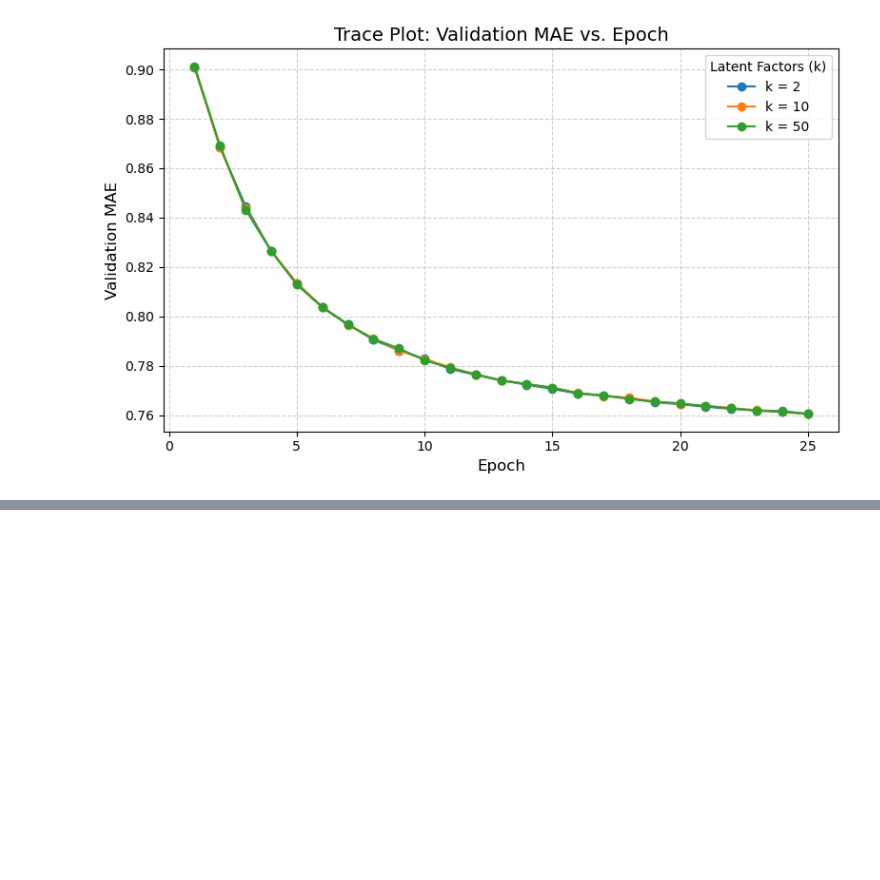
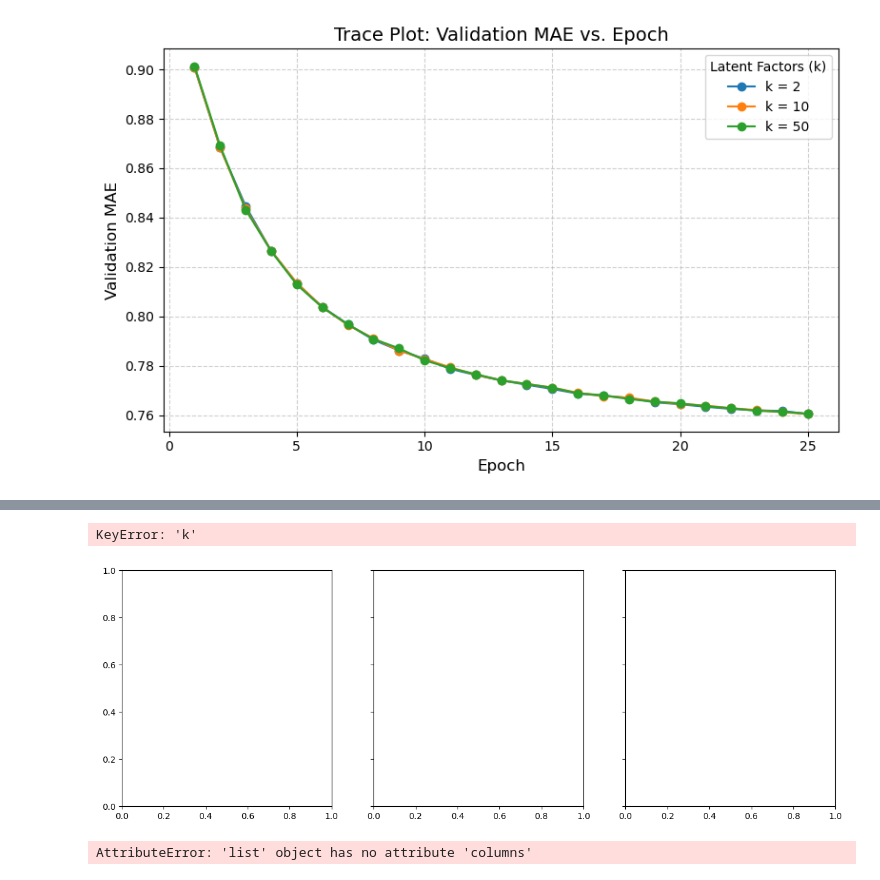
Before and after one commit to jonchung1205/movie-recommendation, a Jupyter notebook: project2-part1.ipynb, the cells around one changed output, grey strips where cells are left out. Cells and saved outputs as stored; diff of their text form; code cells hidden in the pictures; blank space fills up the shorter version.

```diff
--- a/project2-part1.ipynb
+++ b/project2-part1.ipynb
@@ -320,3 +324,44 @@ ALL RESULTS:  [{'k': 50, 'alpha': 0.01, 'mae_valid': 0.9326537106060594, 'epoch'
+# %%
+import matplotlib.pyplot as plt
+import pandas as pd
+
+# Assuming `all_results` is already populated with the results
+
+# Convert results to a DataFrame for easier plotting
+results_df = pd.DataFrame(all_results)
+
+# Create subplots for each value of k
+fig, axs = plt.subplots(1, 3, figsize=(15, 5), sharey=True)
+
+# Plot for each value of k
+k_vals = [2, 10, 50]
+for i, k in enumerate(k_vals):
+    k_results = results_df[results_df['k'] == k]
+
+    # Plot the training and validation MAE for each epoch
+    axs[i].plot(k_results['epoch'], k_results['mae_train'], label='Train MAE', marker='o')
+    axs[i].plot(k_results['epoch'], k_results['mae_valid'], label='Validation MAE', marker='s')
+
+    # Set the title and labels
+    axs[i].set_title(f"k = {k}")
+    axs[i].set_xlabel("Epoch")
+    axs[i].set_ylabel("MAE")
+
+    # Add legend
+    axs[i].legend()
+    axs[i].grid(True)
+
+# Adjust layout and show the plot
+plt.tight_layout()
+plt.suptitle("Trace Plot of MAE vs. Epoch for Different k Values", y=1.02)
+plt.show()
+# %% [output]
+KeyError: 'k'
+[figure, added]
+# %%
+print(all_results.columns)
+# %% [output]
+AttributeError: 'list' object has no attribute 'columns'
 # %%
 import matplotlib.pyplot as plt
 
```
Also changed, not shown: parts of 17 cells of this notebook, 1 other file.
